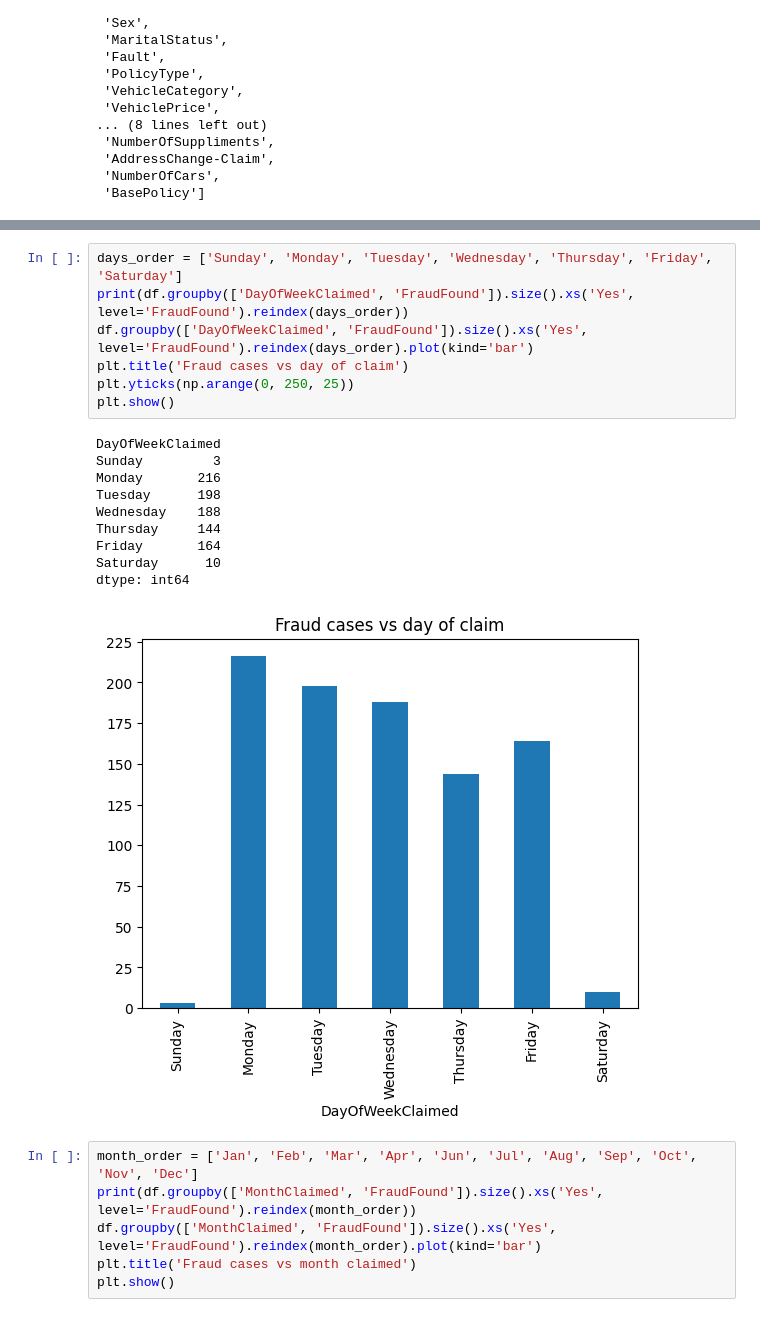
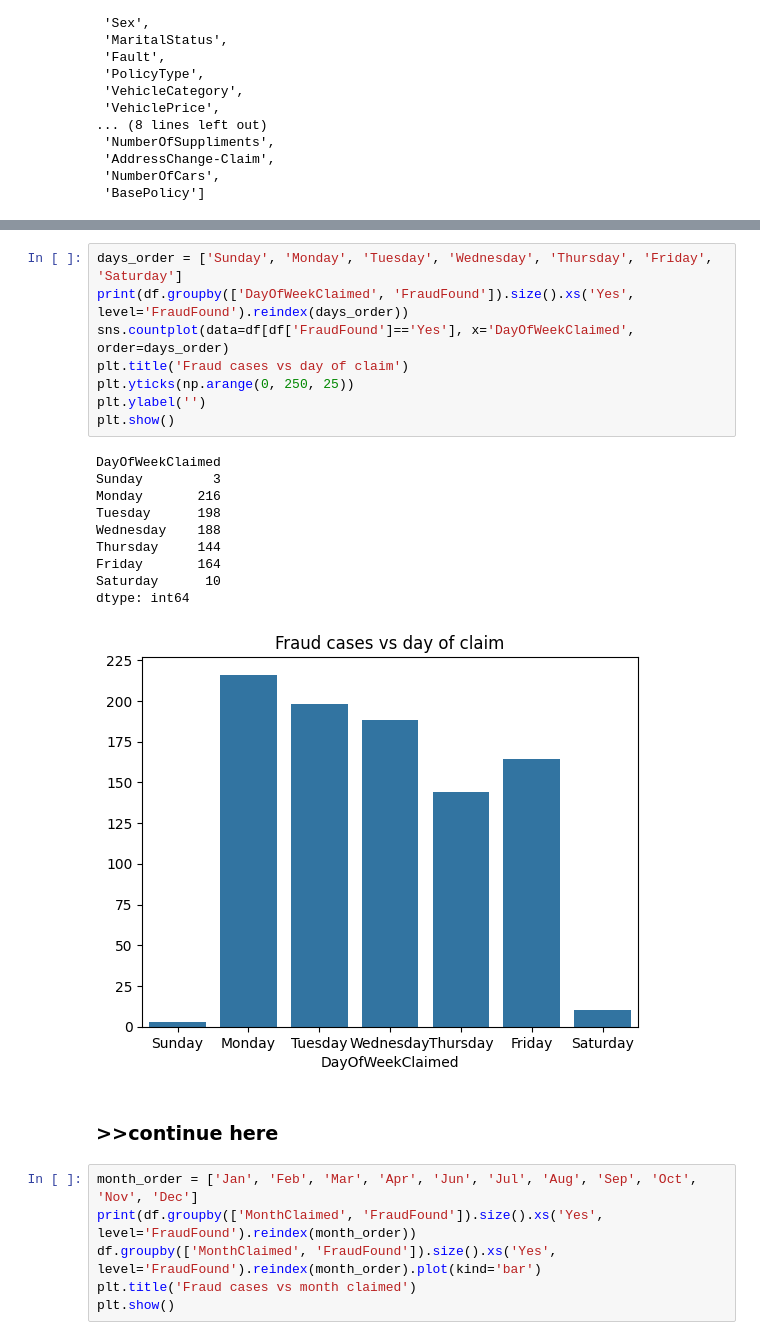
Before and after one commit to zvsuarez/insurance-fraud-pipeline, a Jupyter notebook: eda.ipynb, the cells around one changed output, grey strips where cells are left out. Cells and saved outputs as stored; diff of their text form.

```diff
--- a/eda.ipynb
+++ b/eda.ipynb
@@ -268,21 +299,24 @@ dtype: int64
 # %%
 days_order = ['Sunday', 'Monday', 'Tuesday', 'Wednesday', 'Thursday', 'Friday', 'Saturday']
 print(df.groupby(['DayOfWeekClaimed', 'FraudFound']).size().xs('Yes', level='FraudFound').reindex(days_order))
-df.groupby(['DayOfWeekClaimed', 'FraudFound']).size().xs('Yes', level='FraudFound').reindex(days_order).plot(kind='bar')
+sns.countplot(data=df[df['FraudFound']=='Yes'], x='DayOfWeekClaimed', order=days_order)
 plt.title('Fraud cases vs day of claim')
 plt.yticks(np.arange(0, 250, 25))
+plt.ylabel('')
 plt.show()
 # %% [output]
 DayOfWeekClaimed
 Sunday         3
 Monday       216
 Tuesday      198
 Wednesday    188
 Thursday     144
 Friday       164
 Saturday      10
 dtype: int64
-[figure, old version]
+[figure, new version]
+# %% [markdown]
+### >>continue here
 # %%
 month_order = ['Jan', 'Feb', 'Mar', 'Apr', 'Jun', 'Jul', 'Aug', 'Sep', 'Oct', 'Nov', 'Dec']
 print(df.groupby(['MonthClaimed', 'FraudFound']).size().xs('Yes', level='FraudFound').reindex(month_order))
```
Also changed, not shown: parts of 42 cells of this notebook.
